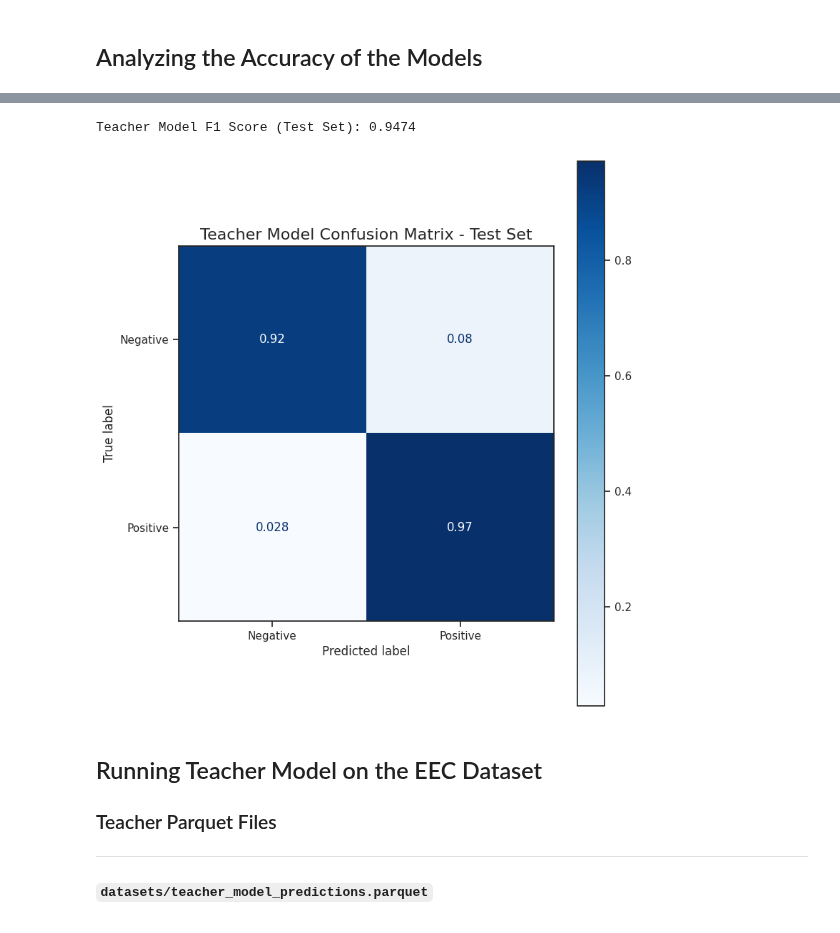
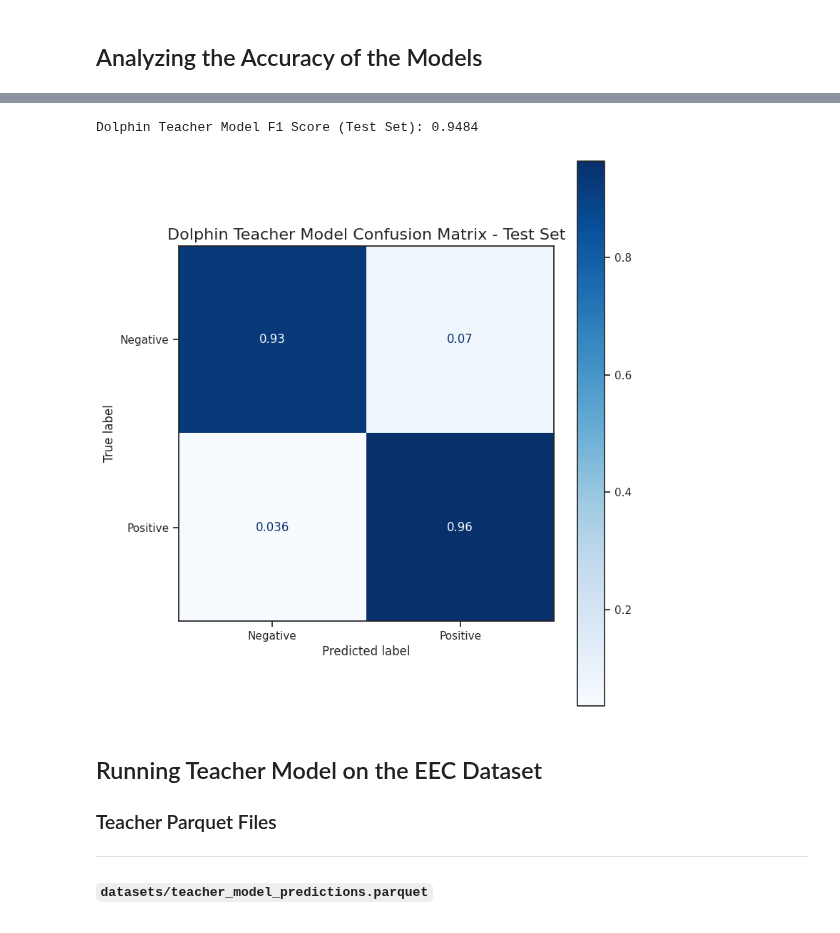
Before and after one commit to CharlesC03/NLP_Final_Project, a Jupyter notebook: analysis/teacher_analysis.ipynb, the cells around one changed output, grey strips where cells are left out. Cells and saved outputs as stored; diff of their text form; code cells hidden in the pictures.

```diff
--- a/analysis/teacher_analysis.ipynb
+++ b/analysis/teacher_analysis.ipynb
@@ -150,8 +150,8 @@ def compare_differences(df, constants: List[str], variable: str, metric_column:
 # %% [markdown]
 ## Analyzing the Accuracy of the Models
 # %%
-teacher_test_df = pd.read_csv("../data/llama3.1/test.csv")
-teacher_train_df = pd.read_csv("../data/llama3.1/train.csv")
+teacher_test_df = pd.read_csv("../data/dolphin/test.csv")
+teacher_train_df = pd.read_csv("../data/dolphin/train.csv")
 teacher_test_df['prediction'] = teacher_test_df[['label_0', 'label_1']].to_numpy().argmax(axis=1)
 teacher_train_df['prediction'] = teacher_train_df[['label_0', 'label_1']].to_numpy().argmax(axis=1)
 print(f"Train:{teacher_train_df.head()}\n")
@@ -204,30 +204,30 @@ Teacher Model F1 Score (Train Set): 0.9416
 # %%
 fig, ax = plt.subplots(figsize=(8, 8))
 
 test_f1_score = f1_score(
     teacher_test_df['label'], teacher_test_df['prediction']
 )
 
 
 ConfusionMatrixDisplay.from_predictions(
     teacher_test_df['label'], teacher_test_df['prediction'],
     display_labels=["Negative", "Positive"],
     cmap=plt.cm.Blues,
     normalize='true',
     ax = ax
 )
 
-ax.set_title("Teacher Model Confusion Matrix - Test Set", fontsize=16)
+ax.set_title("Dolphin Teacher Model Confusion Matrix - Test Set", fontsize=16)
 fig.tight_layout()
 
-fig.savefig("graphs/teacher_model_confusion_matrix_test.png", dpi=300)
+fig.savefig("graphs/teacher_dolphin_model_confusion_matrix_test.png", dpi=300)
 
-print(f"Teacher Model F1 Score (Test Set): {test_f1_score:.4f}")
+print(f"Dolphin Teacher Model F1 Score (Test Set): {test_f1_score:.4f}")
 
 plt.show()
 # %% [output]
-Teacher Model F1 Score (Test Set): 0.9474
+Dolphin Teacher Model F1 Score (Test Set): 0.9484
-[figure, old version]
+[figure, new version]
 # %% [markdown]
 ## Running Teacher Model on the EEC Dataset
 
```
Also changed, not shown: parts of 13 cells of this notebook, 8 other files.
